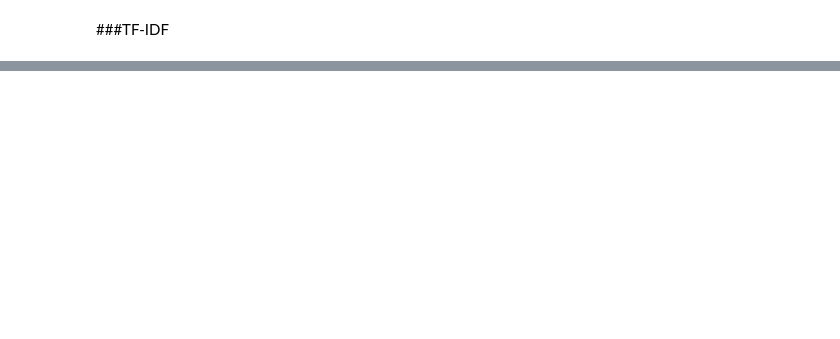
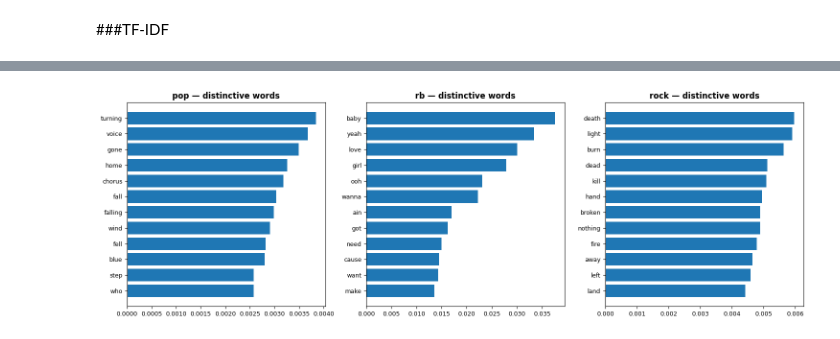
Before and after one commit to ionutbirescu/lyrics-data-mining, a Jupyter notebook: GeniusLyrics.ipynb, the cells around one changed output, grey strips where cells are left out. Saved outputs shown, nothing was run; the diff lists cells and outputs as text; code cells hidden in the pictures; blank space fills up the shorter version.

Commit message:
added statistics by genre and decade

```diff
--- a/GeniusLyrics.ipynb
+++ b/GeniusLyrics.ipynb
@@ -355,0 +226,15 @@ files.download("lyrics_clean.csv")
+# %%
+fig, axes = plt.subplots(1, 3, figsize=(15, 5))
+
+for ax, (genre, words) in zip(axes, genre_words.items()):
+    labels = [t for t, _ in words][::-1]
+    scores = [s for _, s in words][::-1]
+    ax.barh(labels, scores)
+    ax.set_title(f"{genre} — distinctive words", fontweight="bold")
+    ax.tick_params(labelsize=9)
+
+plt.tight_layout()
+plt.savefig("tfidf_genre_fingerprints.png", dpi=120, bbox_inches="tight")
+plt.show()
+# %% [output]
+[figure, added]
```
Also changed, not shown: parts of 16 cells of this notebook.
